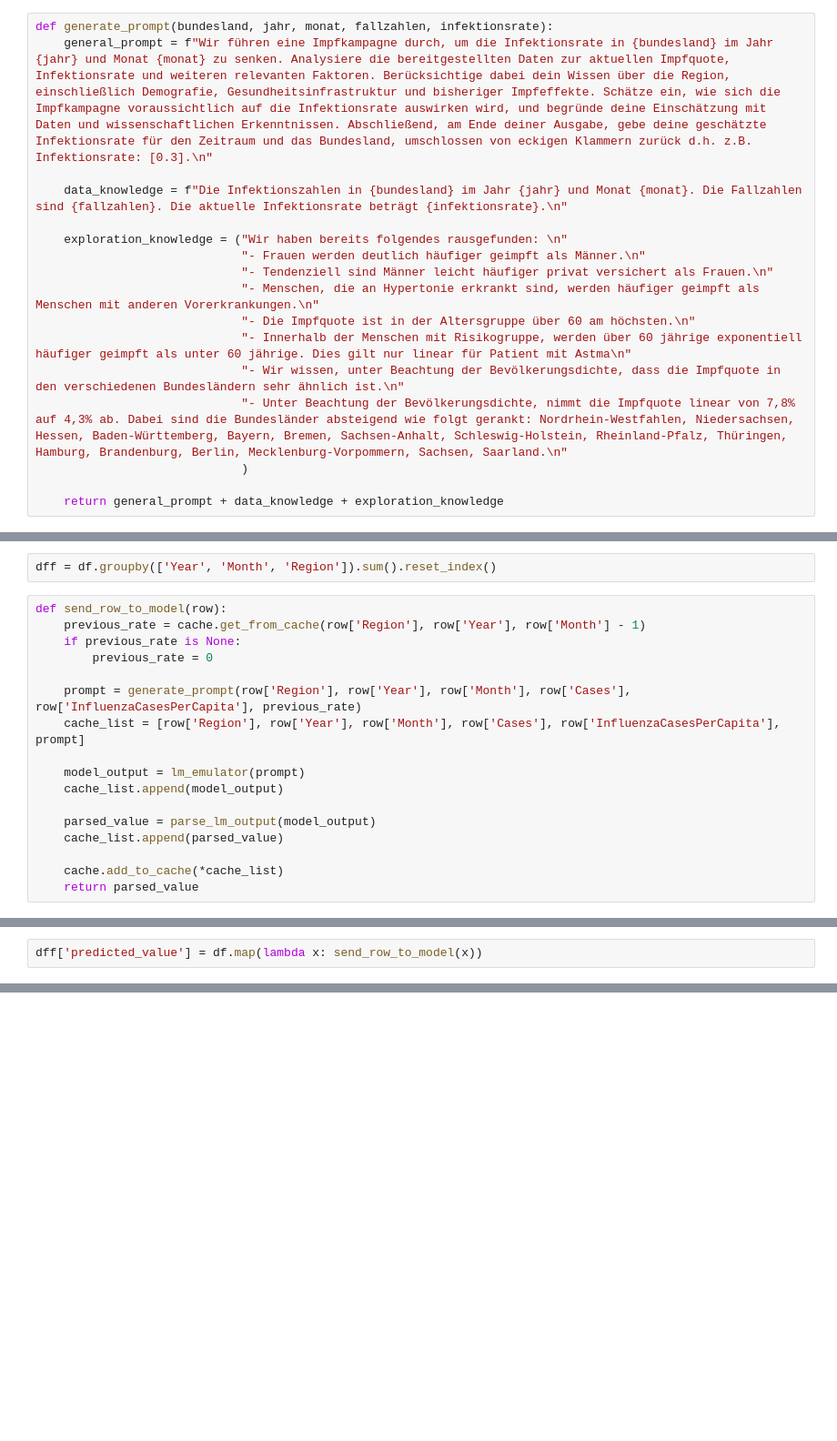
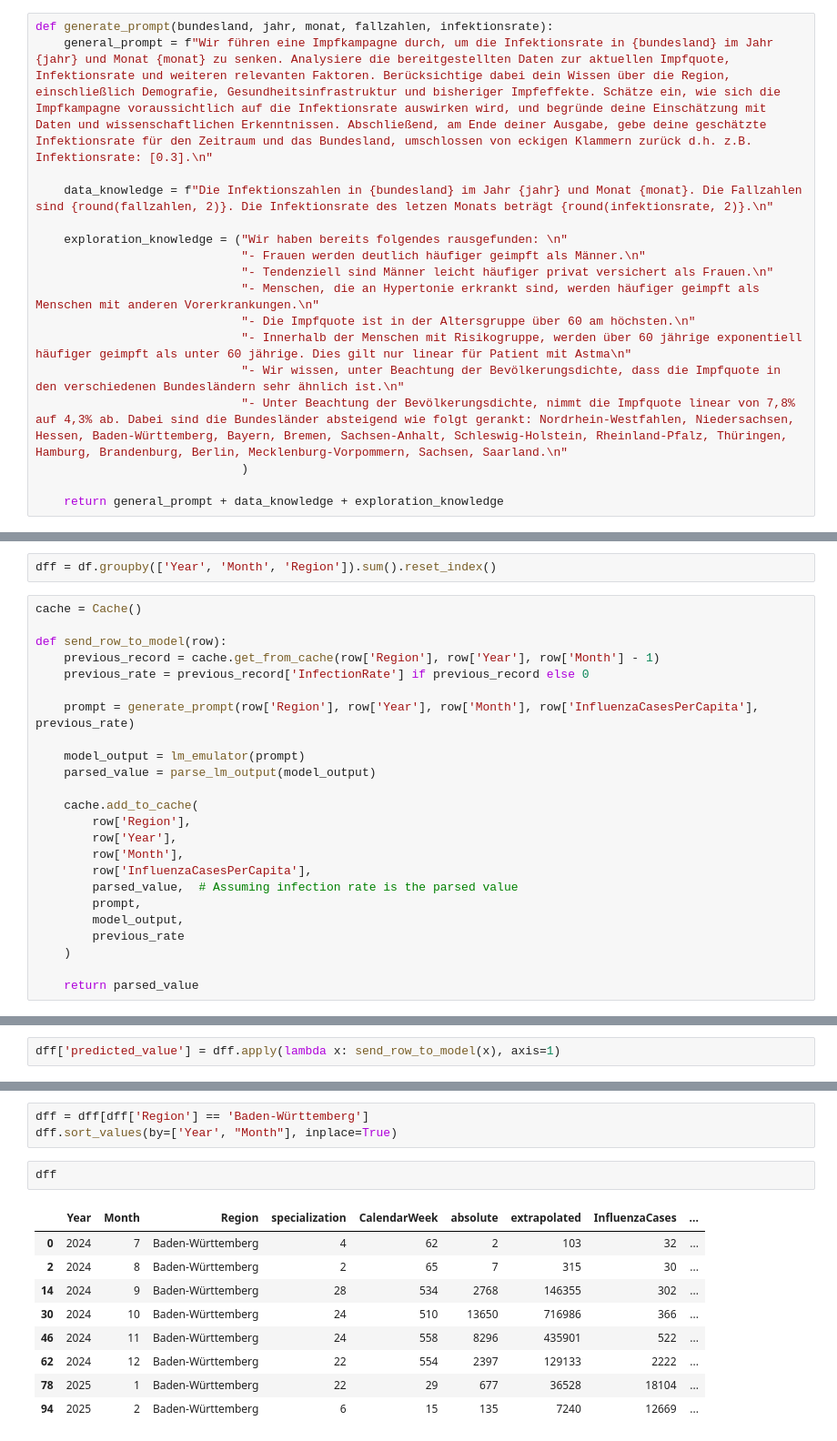
Before and after one commit to tubbers7/STADS_Datathon2025, a Jupyter notebook: promts.ipynb, the cells around one changed output, grey strips where cells are left out. Shown: that part at 91% size. Cells and saved outputs as stored; diff of their text form; blank space fills up the shorter version.

Commit message:
replace csv cache by sqlalchemy

```diff
--- a/promts.ipynb
+++ b/promts.ipynb
@@ -110,7 +128,7 @@ def parse_lm_output(output):
 def generate_prompt(bundesland, jahr, monat, fallzahlen, infektionsrate):
     general_prompt = f"Wir führen eine Impfkampagne durch, um die Infektionsrate in {bundesland} im Jahr {jahr} und Monat {monat} zu senken. Analysiere die bereitgestellten Daten zur aktuellen Impfquote, Infektionsrate und weiteren relevanten Faktoren. Berücksichtige dabei dein Wissen über die Region, einschließlich Demografie, Gesundheitsinfrastruktur und bisheriger Impfeffekte. Schätze ein, wie sich die Impfkampagne voraussichtlich auf die Infektionsrate auswirken wird, und begründe deine Einschätzung mit Daten und wissenschaftlichen Erkenntnissen. Abschließend, am Ende deiner Ausgabe, gebe deine geschätzte Infektionsrate für den Zeitraum und das Bundesland, umschlossen von eckigen Klammern zurück d.h. z.B. Infektionsrate: [0.3].\n"
 
-    data_knowledge = f"Die Infektionszahlen in {bundesland} im Jahr {jahr} und Monat {monat}. Die Fallzahlen sind {fallzahlen}. Die aktuelle Infektionsrate beträgt {infektionsrate}.\n"
+    data_knowledge = f"Die Infektionszahlen in {bundesland} im Jahr {jahr} und Monat {monat}. Die Fallzahlen sind {round(fallzahlen, 2)}. Die Infektionsrate des letzen Monats beträgt {round(infektionsrate, 2)}.\n"
 
     exploration_knowledge = ("Wir haben bereits folgendes rausgefunden: \n"
                              "- Frauen werden deutlich häufiger geimpft als Männer.\n"
@@ -155,21 +167,28 @@ df = df.drop(columns=['Date'])
 # %%
 dff = df.groupby(['Year', 'Month', 'Region']).sum().reset_index()
 # %%
+cache = Cache()
+
 def send_row_to_model(row):
-    previous_rate = cache.get_from_cache(row['Region'], row['Year'], row['Month'] - 1)
-    if previous_rate is None:
-        previous_rate = 0
+    previous_record = cache.get_from_cache(row['Region'], row['Year'], row['Month'] - 1)
+    previous_rate = previous_record['InfectionRate'] if previous_record else 0
 
-    prompt = generate_prompt(row['Region'], row['Year'], row['Month'], row['Cases'], row['InfluenzaCasesPerCapita'], previous_rate)
-    cache_list = [row['Region'], row['Year'], row['Month'], row['Cases'], row['InfluenzaCasesPerCapita'], prompt]
+    prompt = generate_prompt(row['Region'], row['Year'], row['Month'], row['InfluenzaCasesPerCapita'], previous_rate)
 
     model_output = lm_emulator(prompt)
-    cache_list.append(model_output)
+    parsed_value = parse_lm_output(model_output)
 
-    parsed_value = parse_lm_output(model_output)
-    cache_list.append(parsed_value)
+    cache.add_to_cache(
+        row['Region'],
+        row['Year'],
+        row['Month'],
+        row['InfluenzaCasesPerCapita'],
+        parsed_value,  # Assuming infection rate is the parsed value
+        prompt,
+        model_output,
+        previous_rate
+    )
 
-    cache.add_to_cache(*cache_list)
     return parsed_value
 # %%
 send_row_to_model(dff.iloc[0])
@@ -178,2 +223,2 @@ KeyboardInterrupt:
 # %%
-dff['predicted_value'] = df.map(lambda x: send_row_to_model(x))
+dff['predicted_value'] = dff.apply(lambda x: send_row_to_model(x), axis=1)
@@ -181,0 +225,15 @@ TypeError: 'int' object is not subscriptable
+# %%
+dff = dff[dff['Region'] == 'Baden-Württemberg']
+dff.sort_values(by=['Year', "Month"], inplace=True)
+# %%
+dff
+# %% [output]
+|  | Year | Month | Region | specialization | CalendarWeek | absolute | extrapolated | InfluenzaCases | ... |
+| 0 | 2024 | 7 | Baden-Württemberg | 4 | 62 | 2 | 103 | 32 | ... |
+| 2 | 2024 | 8 | Baden-Württemberg | 2 | 65 | 7 | 315 | 30 | ... |
+| 14 | 2024 | 9 | Baden-Württemberg | 28 | 534 | 2768 | 146355 | 302 | ... |
+| 30 | 2024 | 10 | Baden-Württemberg | 24 | 510 | 13650 | 716986 | 366 | ... |
+| 46 | 2024 | 11 | Baden-Württemberg | 24 | 558 | 8296 | 435901 | 522 | ... |
+| 62 | 2024 | 12 | Baden-Württemberg | 22 | 554 | 2397 | 129133 | 2222 | ... |
+| 78 | 2025 | 1 | Baden-Württemberg | 22 | 29 | 677 | 36528 | 18104 | ... |
+| 94 | 2025 | 2 | Baden-Württemberg | 6 | 15 | 135 | 7240 | 12669 | ... |
```
Also changed, not shown: parts of 10 cells of this notebook, 1 other file.
